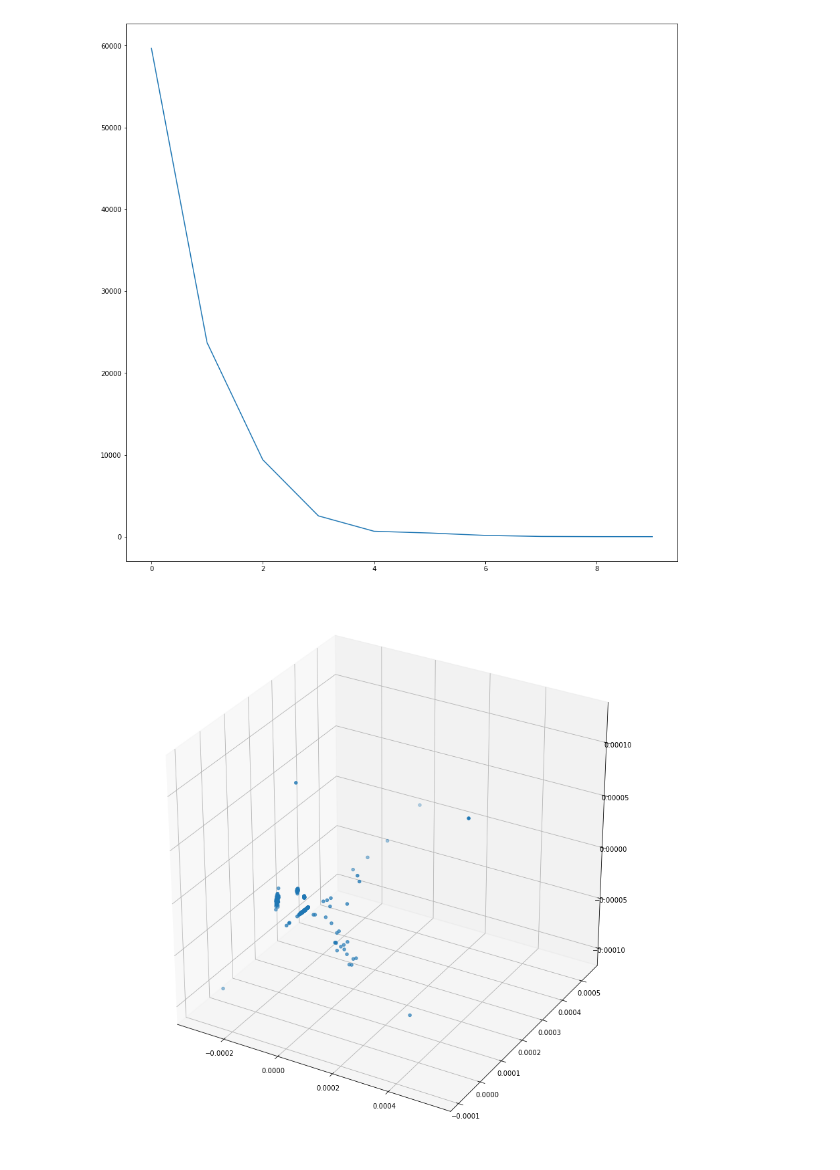
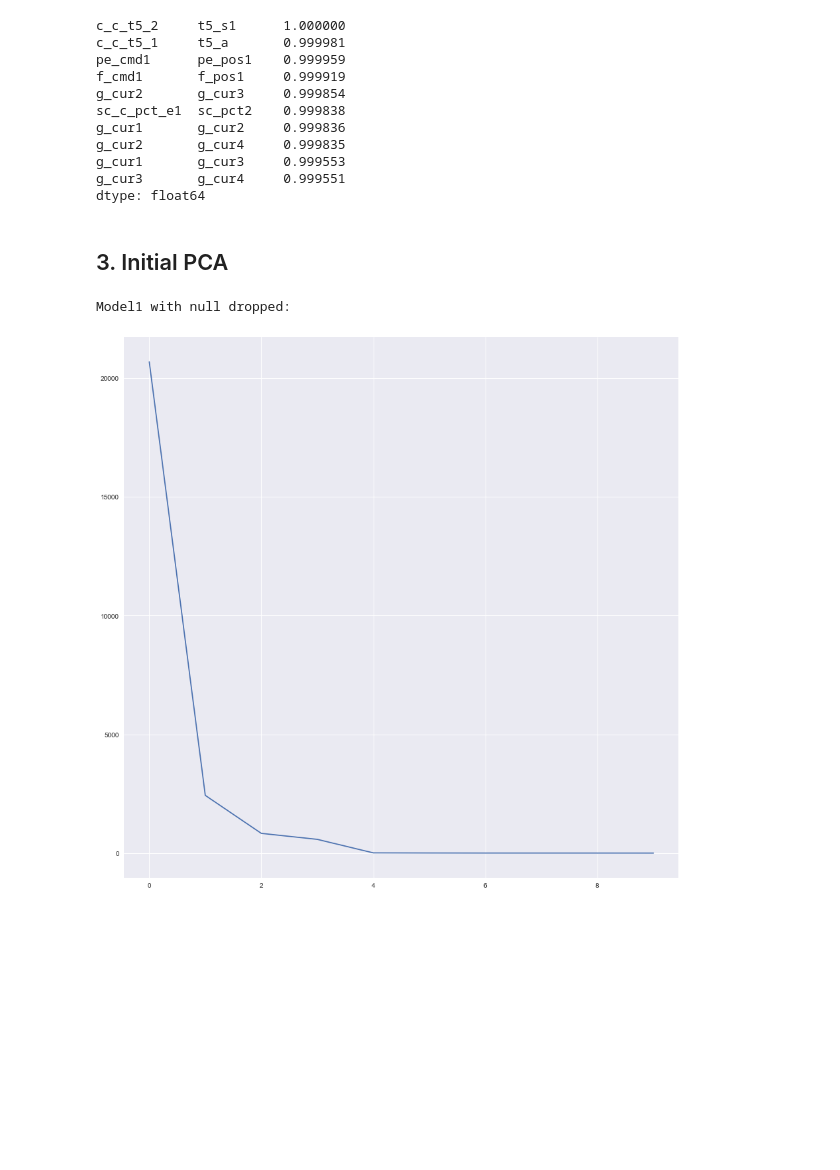
Before and after one commit to j-goldsmith/TurbineTimeSeries.EDA, a Jupyter notebook: src/analysis/Sensor Readings Hourly Data Overview.ipynb, the cells around one changed output. Saved outputs shown, nothing was run; the diff lists cells and outputs as text; code cells hidden in the pictures; blank space fills up the shorter version.

Commit message:
updated initial data exploration code

```diff
--- a/src/analysis/Sensor Readings Hourly Data Overview.ipynb
+++ b/src/analysis/Sensor Readings Hourly Data Overview.ipynb
@@ -165,0 +47,10 @@ Clean Records: 304500
+# %%
+# pycharm cwd is project root dir
+# jupyter cwd is the location of the ipynb
+
+config_path = 'AnomalyDetectionMachineData/.config' #path of .config file showing postgresql connection information
+data_path = 'data/' #path to unzipped folders containing the data
+
+plt.rcParams["figure.figsize"] = (15,15)
+config = _load_config(config_path)
+sql = create_engine(config['postgres_connection_url'])
@@ -165,0 +72,5 @@ Clean Records: 304500
+# %%
+model1 = pd.read_sql('''SELECT * from sensor_readings_model1_hourly''',sql)
+model2 = pd.read_sql('''SELECT * from sensor_readings_model2_hourly''',sql)
+print('Shape of model1 data: ', model1.shape)
+print('Shape of model2 data: ', model1.shape)
@@ -165,0 +80,4 @@ Clean Records: 304500
+# %%
+index_cols = ['id','timestamp','psn']
+data_cols1 = [c for c in model1.columns if c not in index_cols]
+data_cols2 = [c for c in model2.columns if c not in index_cols]
@@ -165,0 +86,8 @@ Clean Records: 304500
+# %%
+model1_dropna = model1.dropna()
+missing_values = model1.isnull().sum().sort_values()
+print('Model1 Total Records:',len(model1))
+print('Model1 Complete Records:',len(model1_dropna))
+
+print('Model1 Missing Values >0 by Column:')
+missing_values[missing_values > 0]
@@ -166,3 +221,19 @@ Clean Records: 304500
+# %%
+print(get_top_abs_correlations(model2[data_cols2],10))
+# %% [output]
+c_c_t5_2     t5_s1      1.000000
+c_c_t5_1     t5_a       0.999981
+pe_cmd1      pe_pos1    0.999959
+f_cmd1       f_pos1     0.999919
+g_cur2       g_cur3     0.999854
+sc_c_pct_e1  sc_pct2    0.999838
+g_cur1       g_cur2     0.999836
+g_cur2       g_cur4     0.999835
+g_cur1       g_cur3     0.999553
+g_cur3       g_cur4     0.999551
+dtype: float64
+# %% [markdown]
+## 3. Initial PCA
 # %%
 def plot_component_explained_variance(data):
     pca = PCA()
@@ -198,9 +269,9 @@ def plot_2d_reduced(data, colors = None, pca=PCA(n_components=2)):
     plt.show()
     return reduced
 # %%
-plot_component_explained_variance(df_dropna[data_cols])
-#plot_2d_reduced(df_dropna[data_cols])
-plot_3d_reduced(df_dropna[data_cols][:10000], pca=KernelPCA(n_components=3, kernel='sigmoid'))
+print('Model1 with null dropped: ')
+plot_component_explained_variance(model1_dropna[data_cols1])
+plot_3d_reduced(model1_dropna[data_cols1][:10000], pca=KernelPCA(n_components=3, kernel='sigmoid'))
 # %% [output]
+Model1 with null dropped:
-[figure, old version]
+[figure, new version]
-[figure, removed]
```
Also changed, not shown: parts of 62 cells of this notebook, 2 other files.
